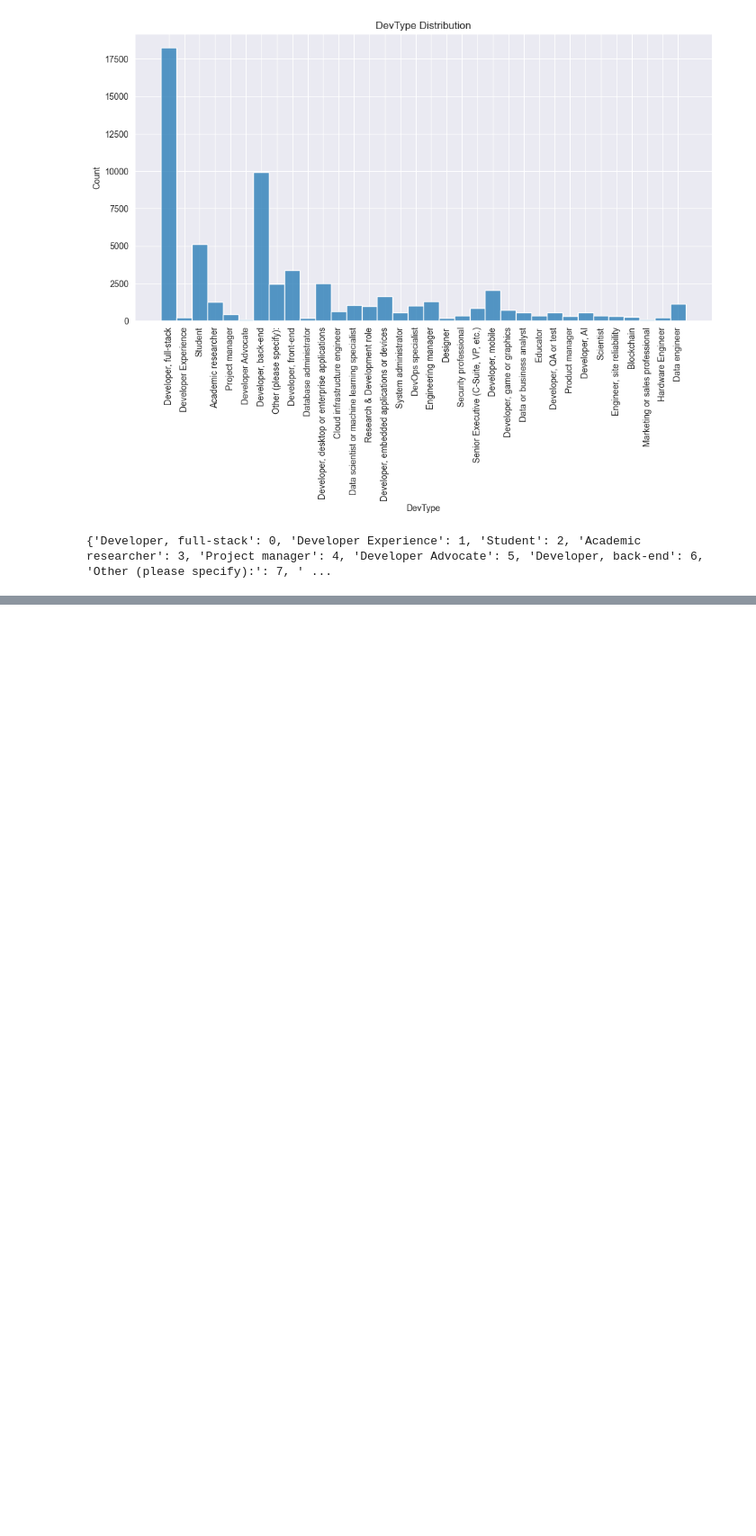
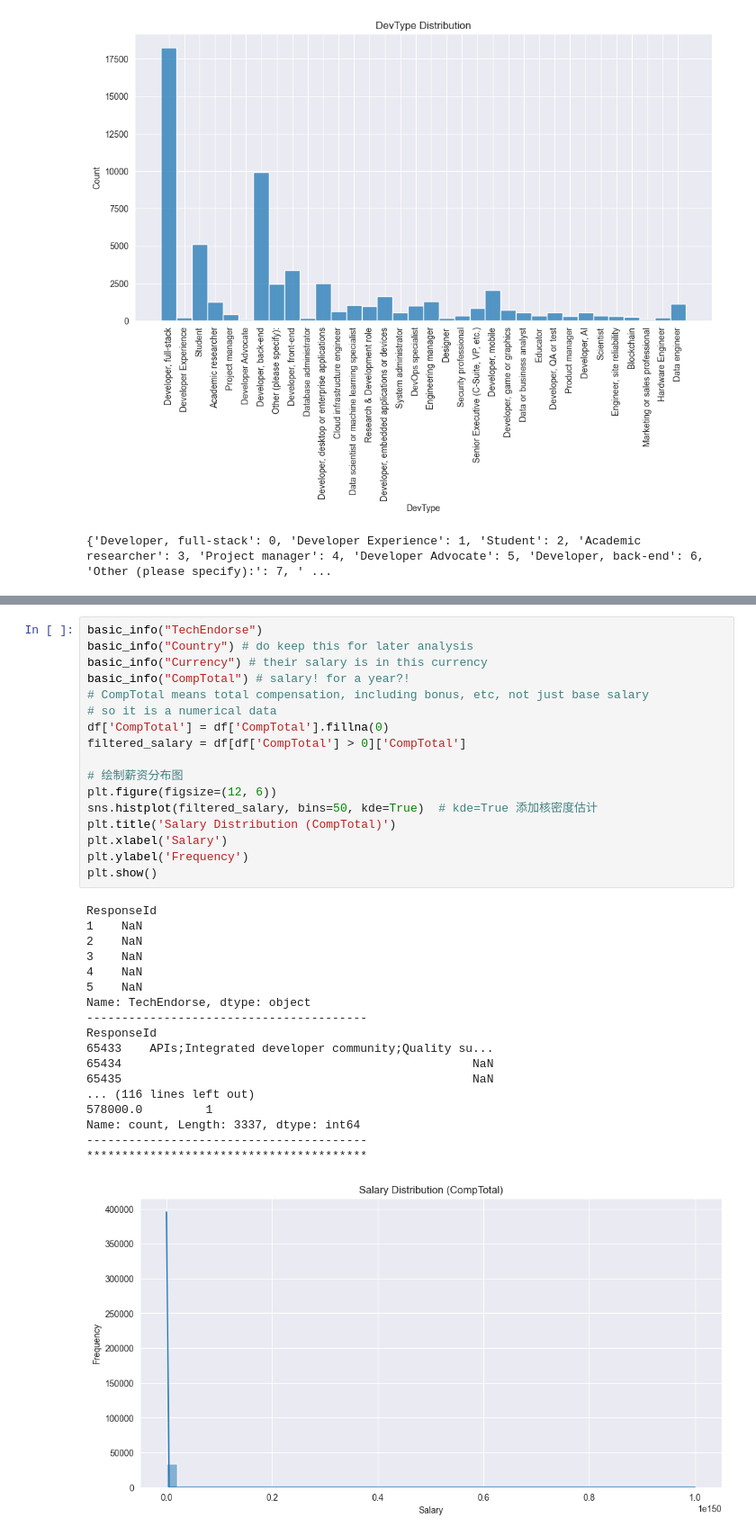
Before and after one commit to krsoy/AAU_Projects, a Jupyter notebook: m1_exam_oral.ipynb, the cells around one changed output, grey strips where cells are left out. Shown: that part at 90% size. Drawn from its saved outputs; the diff is of its cells as text; blank space fills up the shorter version.

```diff
--- a/m1_exam_oral.ipynb
+++ b/m1_exam_oral.ipynb
@@ -464,0 +469,36 @@ Name: count, dtype: int64
+# %%
+basic_info("TechEndorse")
+basic_info("Country") # do keep this for later analysis
+basic_info("Currency") # their salary is in this currency
+basic_info("CompTotal") # salary! for a year?!
+# CompTotal means total compensation, including bonus, etc, not just base salary
+# so it is a numerical data
+df['CompTotal'] = df['CompTotal'].fillna(0)
+filtered_salary = df[df['CompTotal'] > 0]['CompTotal']
+
+# 绘制薪资分布图
+plt.figure(figsize=(12, 6))
+sns.histplot(filtered_salary, bins=50, kde=True)  # kde=True 添加核密度估计
+plt.title('Salary Distribution (CompTotal)')
+plt.xlabel('Salary')
+plt.ylabel('Frequency')
+plt.show()
+# %% [output]
+ResponseId
+1    NaN
+2    NaN
+3    NaN
+4    NaN
+5    NaN
+Name: TechEndorse, dtype: object
+----------------------------------------
+ResponseId
+65433    APIs;Integrated developer community;Quality su...
+65434                                                  NaN
+65435                                                  NaN
+... (116 lines left out)
+578000.0         1
+Name: count, Length: 3337, dtype: int64
+----------------------------------------
+****************************************
+[figure, added]
```
Also changed, not shown: parts of 4 cells of this notebook.
